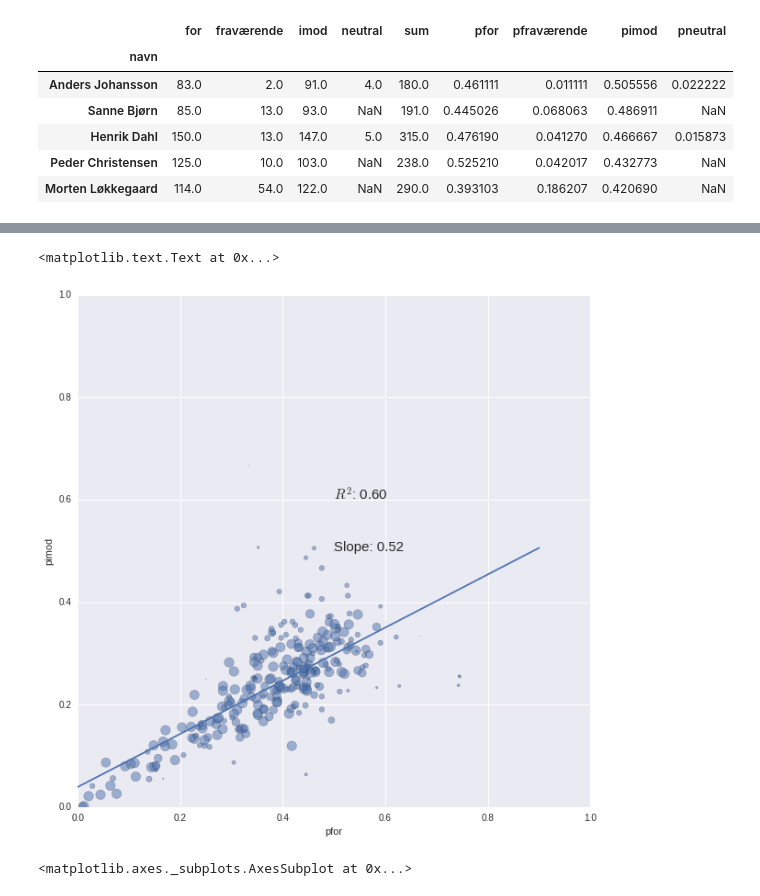
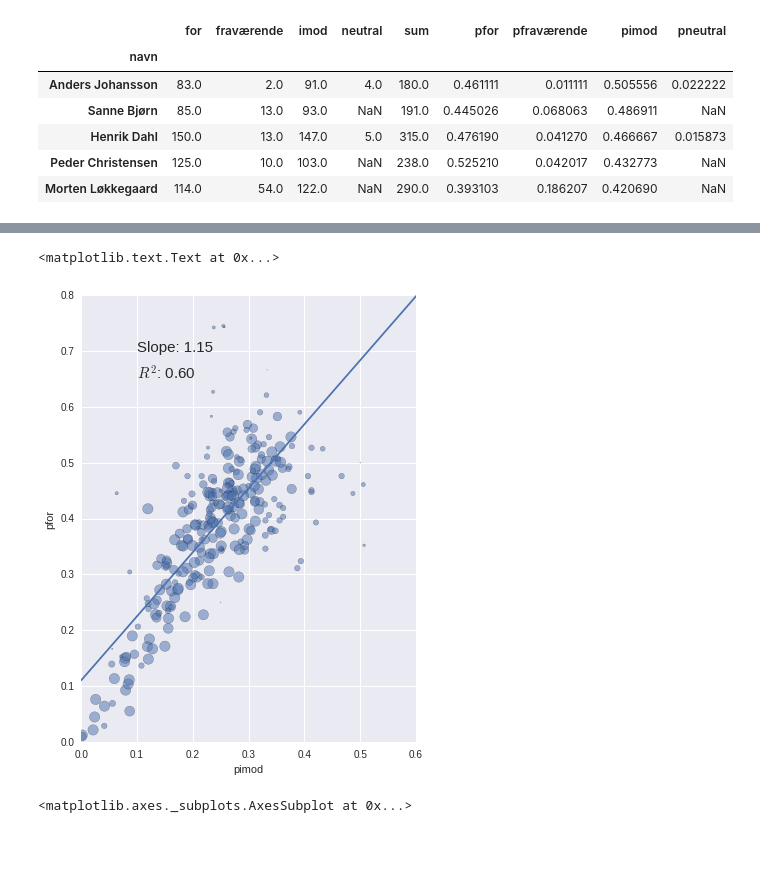
Before and after one commit to cfblaeb/politik, a Jupyter notebook: analyse.ipynb, the cells around one changed output, grey strips where cells are left out. Cells and saved outputs as stored; diff of their text form; code cells hidden in the pictures; blank space fills up the shorter version.

```diff
--- a/analyse.ipynb
+++ b/analyse.ipynb
@@ -130,12 +130,12 @@ ax.text(200, 500, r'$R^2$: {:.2f}'.format(r_value**2), fontsize=15)
 # %%
-ax = stemt_data.plot(kind='scatter', x='pfor', y='pimod', figsize=(10,10), xlim=(0,1), ylim=(0,1), s=stemt_data['sum']/10, alpha=0.5)
-slope, intercept, r_value, p_value, std_err = linregress(stemt_data.dropna()['pfor'], stemt_data.dropna()['pimod'])
+ax = stemt_data.plot(kind='scatter', x='pimod', y='pfor', figsize=(6,8), xlim=(0,0.6), ylim=(0,0.8), s=stemt_data['sum']/10, alpha=0.5)
+slope, intercept, r_value, p_value, std_err = linregress(stemt_data.dropna()['pimod'], stemt_data.dropna()['pfor'])
 ax.plot(np.arange(0,1,0.1), [slope*x+intercept for x in np.arange(0,1,0.1)])
-ax.text(0.5, 0.5, r'Slope: {:.2f}'.format(slope), fontsize=15)
-ax.text(0.5, 0.6, r'$R^2$: {:.2f}'.format(r_value**2), fontsize=15)
+ax.text(0.1, 0.7, r'Slope: {:.2f}'.format(slope), fontsize=15)
+ax.text(0.1, 0.65, r'$R^2$: {:.2f}'.format(r_value**2), fontsize=15)
 # %% [output]
 <matplotlib.text.Text at 0x...>
-[figure, old version]
+[figure, new version]
 # %%
 (stemt_data['for']/stemt_data['imod']).plot(kind='hist', bins=20)
 # %% [output]
```
Also changed, not shown: parts of 4 cells of this notebook.
